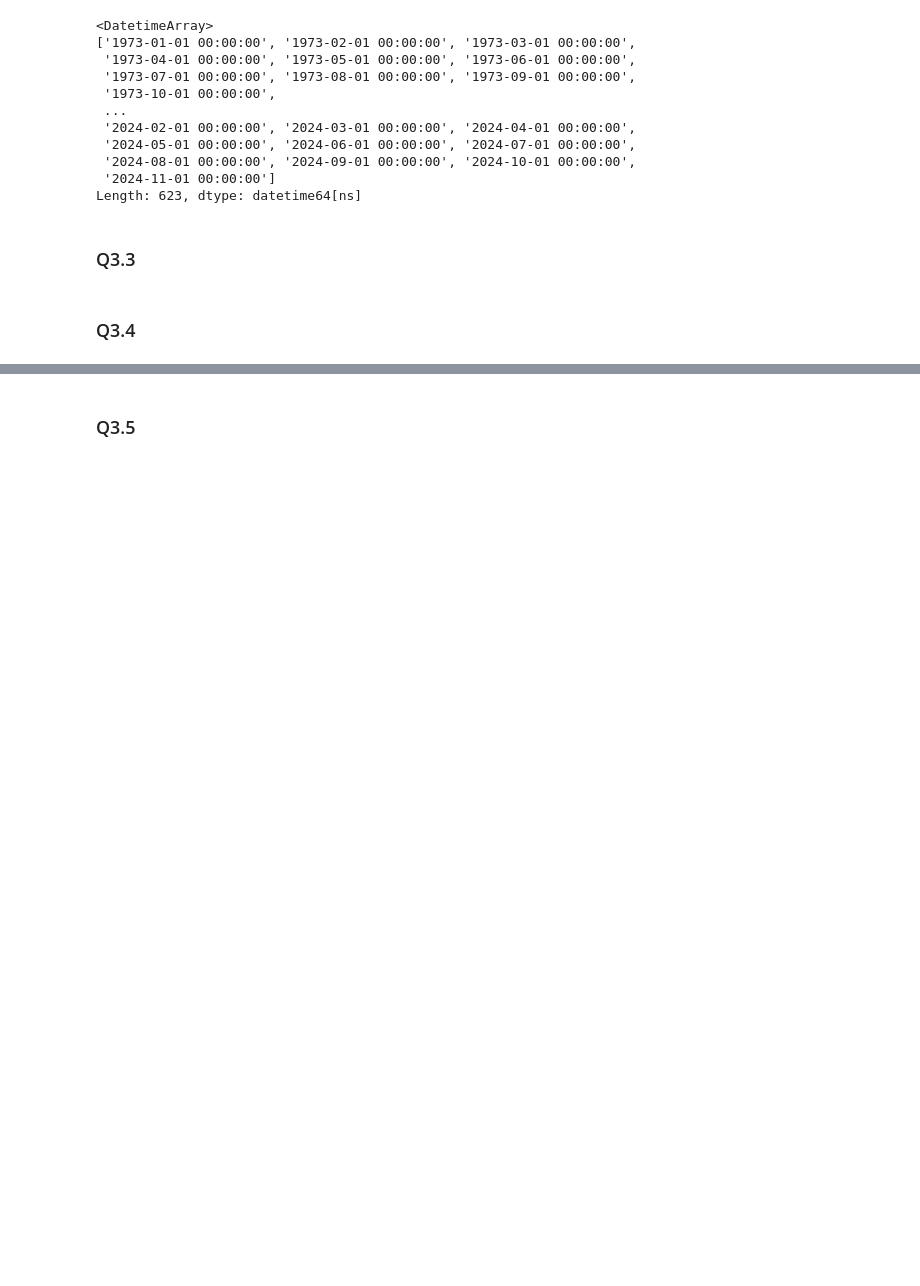
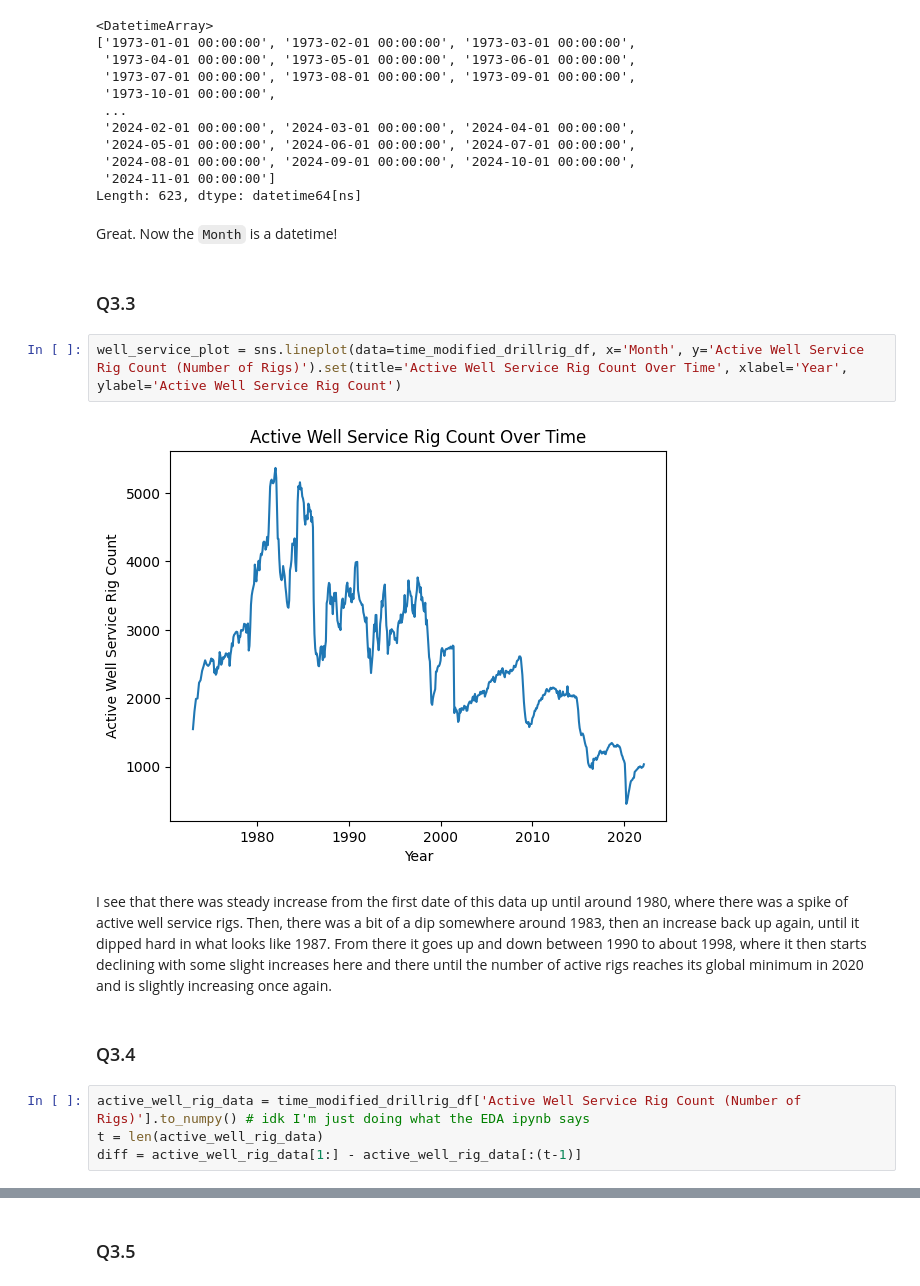
Before and after one commit to kevincha12/eda_assignment, a Jupyter notebook: assignment.ipynb, the cells around one changed output, grey strips where cells are left out. Cells and saved outputs as stored; diff of their text form; blank space fills up the shorter version.

```diff
--- a/assignment.ipynb
+++ b/assignment.ipynb
@@ -556,7 +553,19 @@ time_modified_drillrig_df['Month'].unique()
  '2024-08-01 00:00:00', '2024-09-01 00:00:00', '2024-10-01 00:00:00',
  '2024-11-01 00:00:00']
 Length: 623, dtype: datetime64[ns]
+# %% [markdown]
+Great. Now the `Month` is a datetime!
 # %% [markdown]
 ### Q3.3
+# %%
+well_service_plot = sns.lineplot(data=time_modified_drillrig_df, x='Month', y='Active Well Service Rig Count (Number of Rigs)').set(title='Active Well Service Rig Count Over Time', xlabel='Year', ylabel='Active Well Service Rig Count')
+# %% [output]
+[figure, added]
+# %% [markdown]
+I see that there was steady increase from the first date of this data up until around 1980, where there was a spike of active well service rigs. Then, there was a bit of a dip somewhere around 1983, then an increase back up again, until it dipped hard in what looks like 1987. From there it goes up and down between 1990 to about 1998, where it then starts declining with some slight increases here and there until the number of active rigs reaches its global minimum in 2020 and is slightly increasing once again.
 # %% [markdown]
 ### Q3.4
+# %%
+active_well_rig_data = time_modified_drillrig_df['Active Well Service Rig Count (Number of Rigs)'].to_numpy() # idk I'm just doing what the EDA ipynb says
+t = len(active_well_rig_data)
+diff = active_well_rig_data[1:] - active_well_rig_data[:(t-1)]
```
Also changed, not shown: parts of 9 cells of this notebook.
